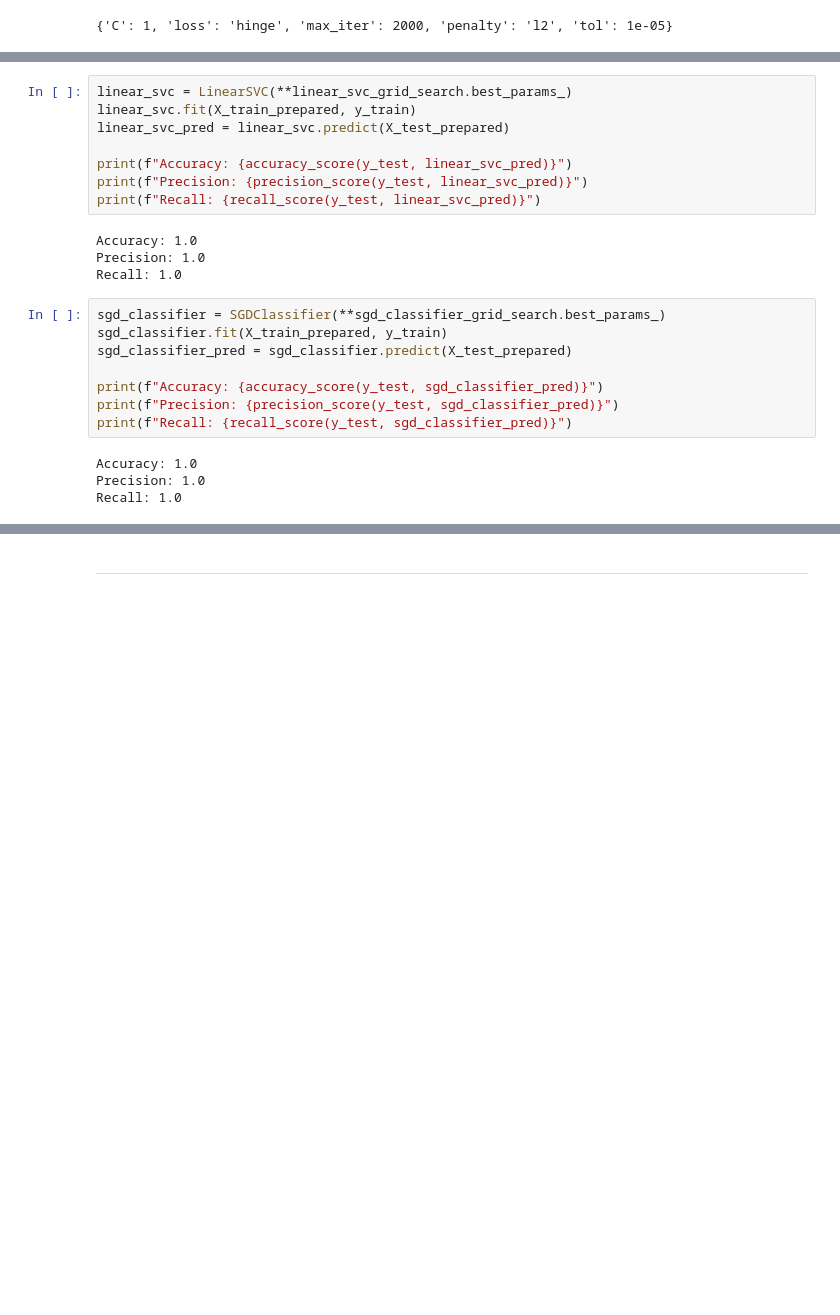
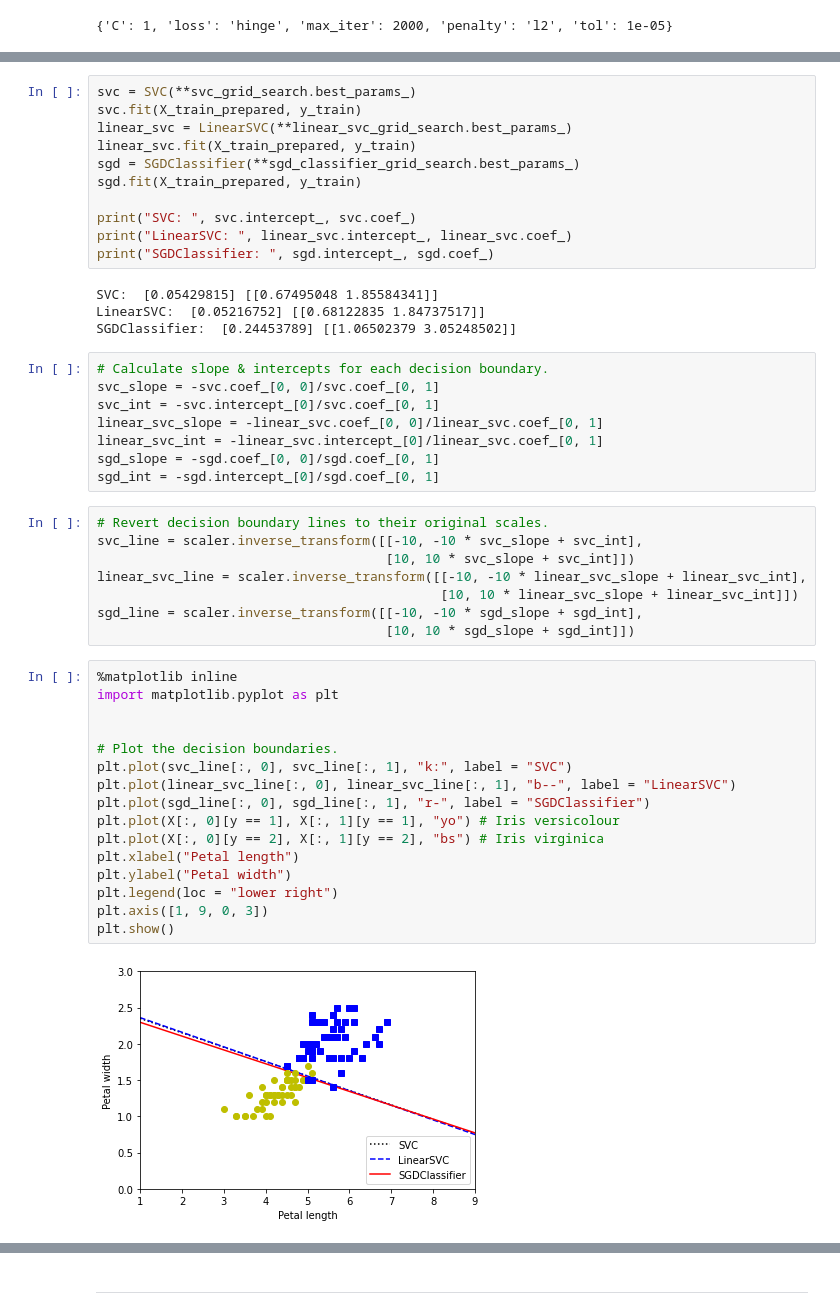
Before and after one commit to JieHengYu/ML-Algorithms, a Jupyter notebook: ML Python/Chapter 5/Exercises.ipynb, the cells around one changed output, grey strips where cells are left out. Cells and saved outputs as stored; diff of their text form; blank space fills up the shorter version.

```diff
--- a/ML Python/Chapter 5/Exercises.ipynb
+++ b/ML Python/Chapter 5/Exercises.ipynb
@@ -185,24 +137,49 @@ Recall: 1.0
-# %%
-linear_svc = LinearSVC(**linear_svc_grid_search.best_params_)
-linear_svc.fit(X_train_prepared, y_train)
-linear_svc_pred = linear_svc.predict(X_test_prepared)
-
-print(f"Accuracy: {accuracy_score(y_test, linear_svc_pred)}")
-print(f"Precision: {precision_score(y_test, linear_svc_pred)}")
-print(f"Recall: {recall_score(y_test, linear_svc_pred)}")
-# %% [output]
-Accuracy: 1.0
-Precision: 1.0
-Recall: 1.0
-# %%
-sgd_classifier = SGDClassifier(**sgd_classifier_grid_search.best_params_)
-sgd_classifier.fit(X_train_prepared, y_train)
-sgd_classifier_pred = sgd_classifier.predict(X_test_prepared)
-
-print(f"Accuracy: {accuracy_score(y_test, sgd_classifier_pred)}")
-print(f"Precision: {precision_score(y_test, sgd_classifier_pred)}")
-print(f"Recall: {recall_score(y_test, sgd_classifier_pred)}")
-# %% [output]
-Accuracy: 1.0
-Precision: 1.0
-Recall: 1.0
+# %%
+svc = SVC(**svc_grid_search.best_params_)
+svc.fit(X_train_prepared, y_train)
+linear_svc = LinearSVC(**linear_svc_grid_search.best_params_)
+linear_svc.fit(X_train_prepared, y_train)
+sgd = SGDClassifier(**sgd_classifier_grid_search.best_params_)
+sgd.fit(X_train_prepared, y_train)
+
+print("SVC: ", svc.intercept_, svc.coef_)
+print("LinearSVC: ", linear_svc.intercept_, linear_svc.coef_)
+print("SGDClassifier: ", sgd.intercept_, sgd.coef_)
+# %% [output]
+SVC:  [0.05429815] [[0.67495048 1.85584341]]
+LinearSVC:  [0.05216752] [[0.68122835 1.84737517]]
+SGDClassifier:  [0.24453789] [[1.06502379 3.05248502]]
+# %%
+# Calculate slope & intercepts for each decision boundary.
+svc_slope = -svc.coef_[0, 0]/svc.coef_[0, 1]
+svc_int = -svc.intercept_[0]/svc.coef_[0, 1]
+linear_svc_slope = -linear_svc.coef_[0, 0]/linear_svc.coef_[0, 1]
+linear_svc_int = -linear_svc.intercept_[0]/linear_svc.coef_[0, 1]
+sgd_slope = -sgd.coef_[0, 0]/sgd.coef_[0, 1]
+sgd_int = -sgd.intercept_[0]/sgd.coef_[0, 1]
+# %%
+# Revert decision boundary lines to their original scales.
+svc_line = scaler.inverse_transform([[-10, -10 * svc_slope + svc_int],
+                                     [10, 10 * svc_slope + svc_int]])
+linear_svc_line = scaler.inverse_transform([[-10, -10 * linear_svc_slope + linear_svc_int],
+                                            [10, 10 * linear_svc_slope + linear_svc_int]])
+sgd_line = scaler.inverse_transform([[-10, -10 * sgd_slope + sgd_int],
+                                     [10, 10 * sgd_slope + sgd_int]])
+# %%
+%matplotlib inline
+import matplotlib.pyplot as plt
+
+
+# Plot the decision boundaries.
+plt.plot(svc_line[:, 0], svc_line[:, 1], "k:", label = "SVC")
+plt.plot(linear_svc_line[:, 0], linear_svc_line[:, 1], "b--", label = "LinearSVC")
+plt.plot(sgd_line[:, 0], sgd_line[:, 1], "r-", label = "SGDClassifier")
+plt.plot(X[:, 0][y == 1], X[:, 1][y == 1], "yo") # Iris versicolour
+plt.plot(X[:, 0][y == 2], X[:, 1][y == 2], "bs") # Iris virginica
+plt.xlabel("Petal length")
+plt.ylabel("Petal width")
+plt.legend(loc = "lower right")
+plt.axis([1, 9, 0, 3])
+plt.show()
+# %% [output]
+[figure, added]
```
Also changed, not shown: parts of 16 cells of this notebook, 1 other file.
